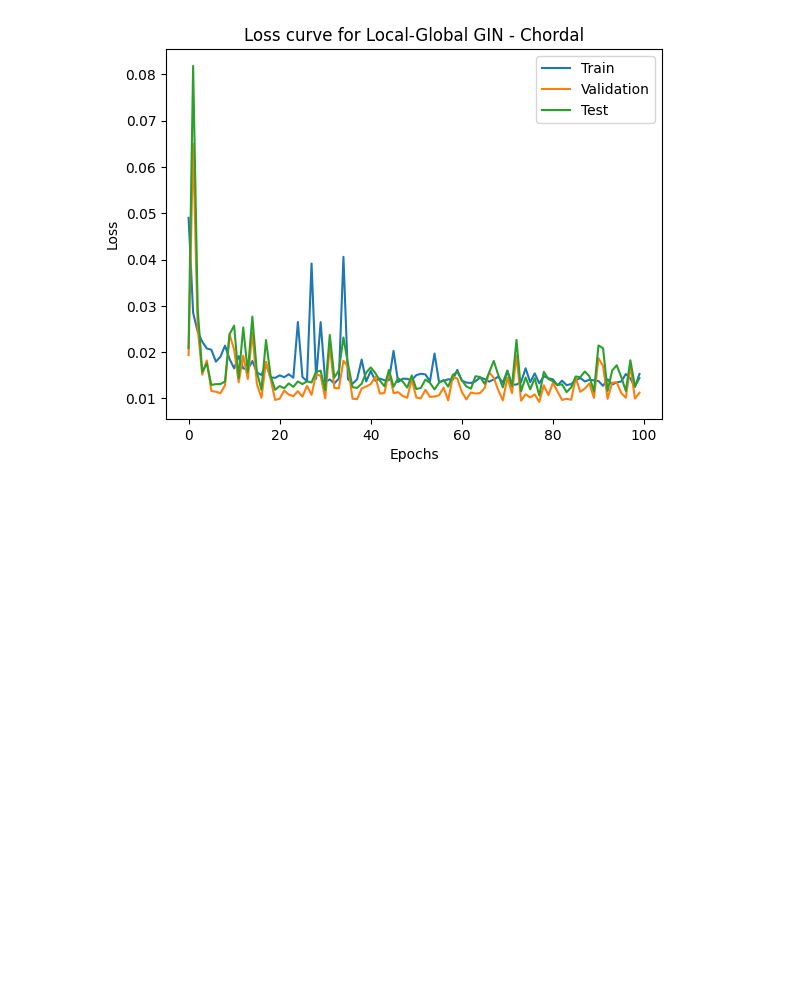
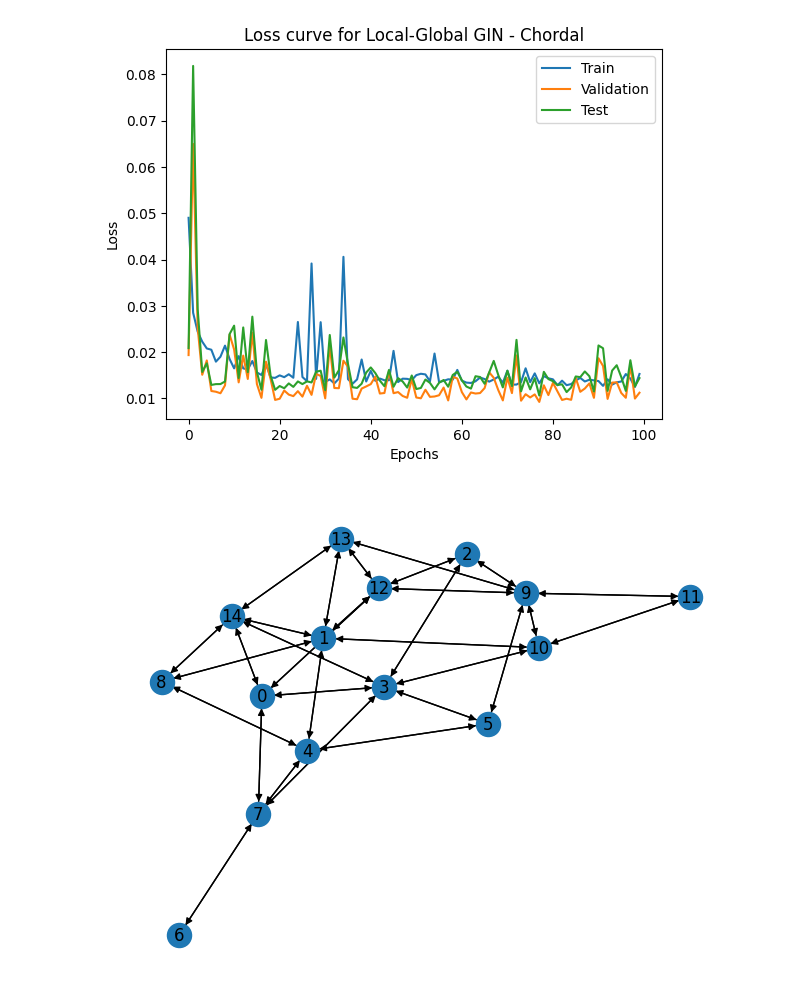
Before and after one commit to Roy-Shubhajit/InSig-GNN, a Jupyter notebook: sub_structure_counting.ipynb, the cells around one changed output. Cells and saved outputs as stored; diff of their text form; code cells hidden in the pictures; blank space fills up the shorter version.

```diff
--- a/sub_structure_counting.ipynb
+++ b/sub_structure_counting.ipynb
@@ -692,3 +692,28 @@ plt.ylabel('Loss')
 plt.show()
 # %% [output]
 [figure]
+# %%
+import torch
+edges = torch.tensor([[ 5,  5,  5,  9,  9,  9,  9,  9,  9,  4,  4,  4,  4,  7,  7,  7,  7, 10,
+         10, 10, 10, 11, 11,  8,  8,  8,  0,  0,  0,  0, 14, 14, 14, 14, 14,  2,
+          2,  2, 12, 12, 12, 12, 12,  3,  3,  3,  3,  3,  3,  6, 13, 13, 13, 13,
+          1,  1,  1,  1,  1,  1],
+        [ 9,  4,  3,  5,  2, 11, 10, 13, 12,  5,  7,  8,  1,  4,  0,  3,  6,  9,
+         11,  3,  1,  9, 10,  4, 14,  1,  7, 14,  3, 12,  8,  0,  3,  1, 13,  9,
+         12,  3,  9,  0,  2, 13,  1,  5,  7, 10,  0, 14,  2,  7,  9, 14, 12,  1,
+          4, 10,  8, 14, 12, 13]], dtype=torch.long)
+
+from torch_geometric.data import Data
+from torch_geometric.utils import to_networkx
+import networkx as nx
+import matplotlib.pyplot as plt
+
+G = Data(edge_index=edges)
+#convert to networkx graph
+
+M = to_networkx(G)
+# %%
+#plot the graph
+nx.draw(M, with_labels=True)
+# %% [output]
+[figure, added]
```
Also changed, not shown: 9 other files.
